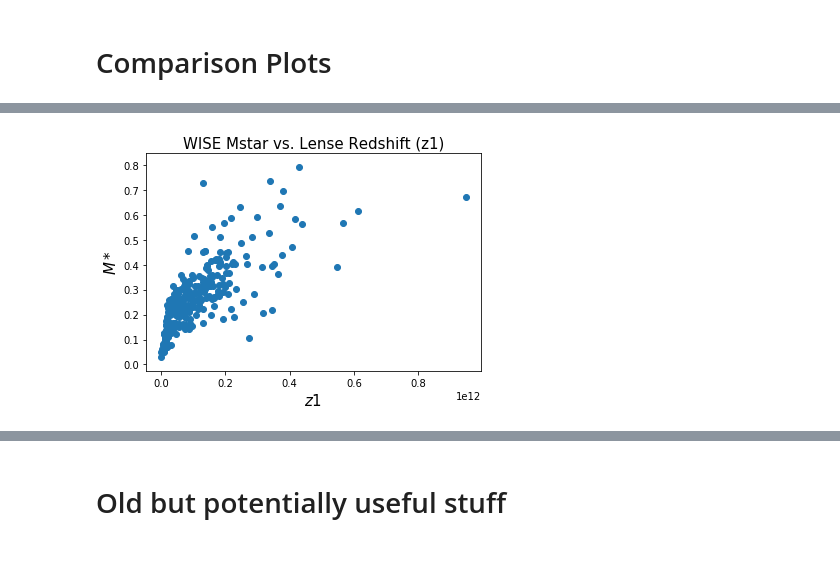
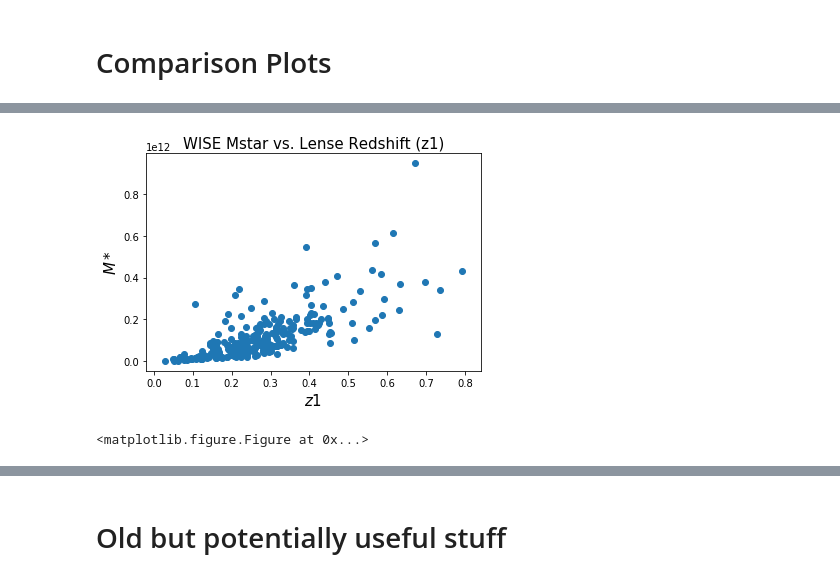
Before and after one commit to beckysteele/python_playground, a Jupyter notebook: strong_lensing_research/Research Plots (Becky).ipynb, the cells around one changed output, grey strips where cells are left out. Saved outputs shown, nothing was run; the diff lists cells and outputs as text; code cells hidden in the pictures.

```diff
--- a/strong_lensing_research/Research Plots (Becky).ipynb
+++ b/strong_lensing_research/Research Plots (Becky).ipynb
@@ -500,11 +553,14 @@ p = plt.xlabel(r'$log_{10}(M*)$', fontsize=15)
 # %%
 #------------------------------------------------------
 # Plot Mstar vs. z1
 #------------------------------------------------------
 plt.title("WISE Mstar vs. Lense Redshift (z1)",fontsize=15)
-plt.scatter((Mstar_all_pairs),(z1_all_pairs))
+plt.scatter(z1_all_pairs,Mstar_all_pairs)
 plt.ylabel(r'$M*$', fontsize=15)
 plt.xlabel(r'$z1$', fontsize=15)
 plt.show()
+#print(max(z1_all_pairs))
+plt.savefig('WISE_Mstar_vs_lense_z1.png')
 # %% [output]
-[figure, old version]
+[figure, new version]
+<matplotlib.figure.Figure at 0x...>
```
Also changed, not shown: parts of 8 cells of this notebook, 3 other files.
